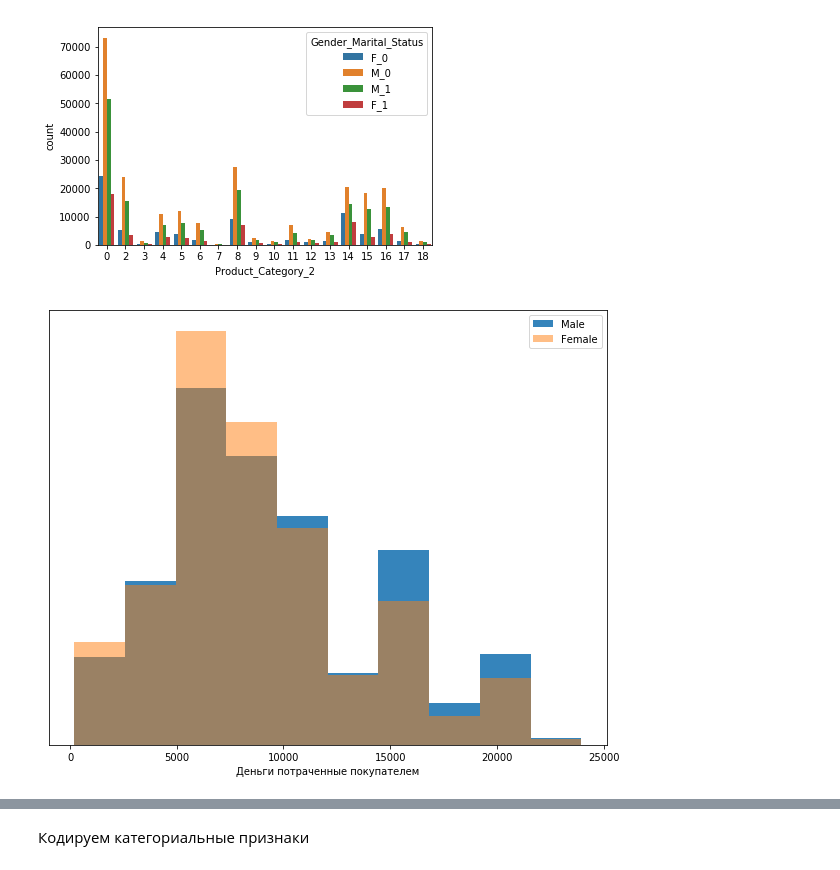
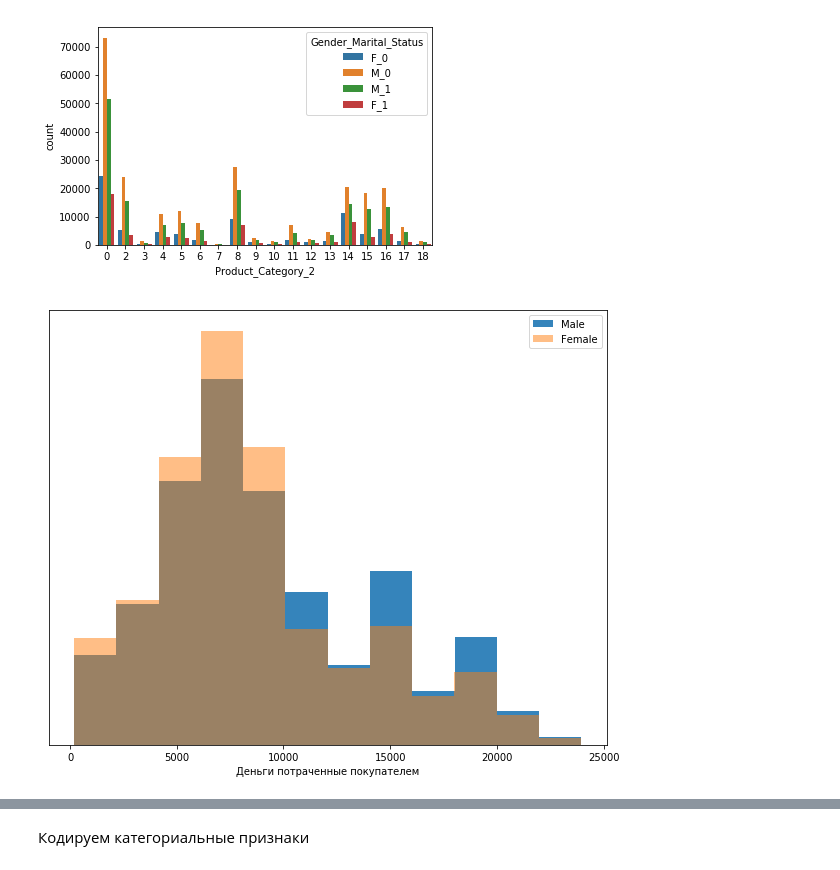
Before and after one commit to IlyaChr/ods2018, a Jupyter notebook: black-friday/BlackFriday.ipynb, the cells around one changed output, grey strips where cells are left out. Cells and saved outputs as stored; diff of their text form; code cells hidden in the pictures.

```diff
--- a/black-friday/BlackFriday.ipynb
+++ b/black-friday/BlackFriday.ipynb
@@ -166,25 +188,25 @@ sns.countplot(data['Product_Category_2'],hue=tempdata['Gender_Marital_Status'])
 # %%
 
 FemaleData = data[ (data.Gender == 'F')]
 MaleData = data[ (data.Gender == 'M')]
 
 
 plt.figure(figsize=(10,8))
 
 ax = plt.subplot()
 
-plt.hist(MaleData.Purchase,density=True,alpha=0.9,linewidth=2)
+plt.hist(MaleData.Purchase,bins=12,density=True,alpha=0.9,linewidth=2)
 
-plt.hist(FemaleData.Purchase,density=True,alpha=0.5,linewidth=2)
+plt.hist(FemaleData.Purchase,bins=12,density=True,alpha=0.5,linewidth=2)
 
 
 plt.xlabel('Деньги потраченные покупателем')
 
 ax.set_yticks([])
 
 
 plt.legend(['Male','Female'])
 
 plt.show()
 # %% [output]
-[figure, old version]
+[figure, new version]
```
Also changed, not shown: parts of 13 cells of this notebook.
